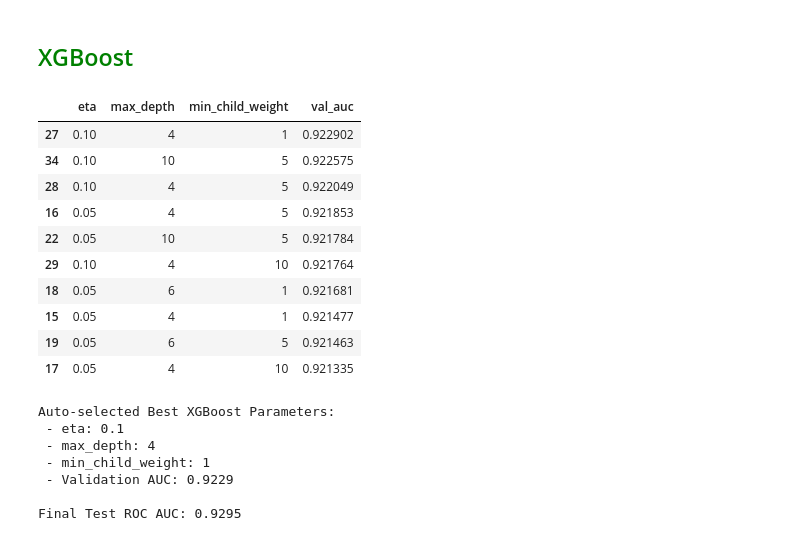
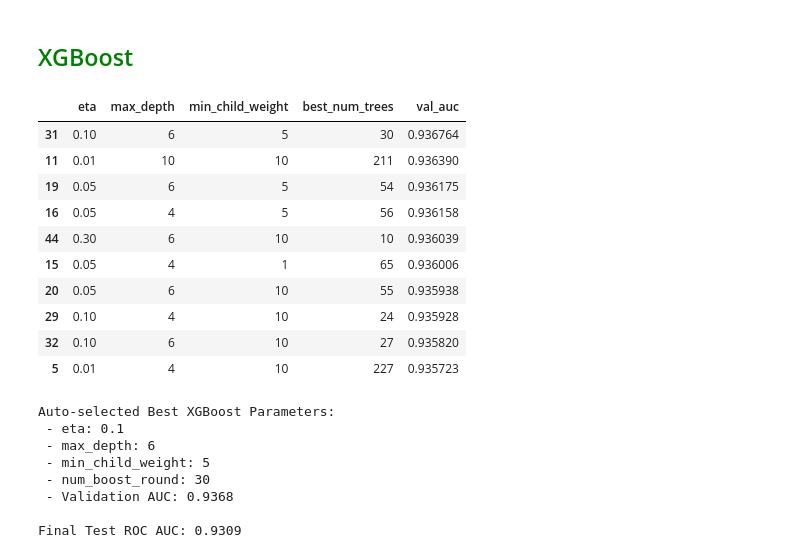
Before and after one commit to AbhilashChutia/online-shoppers-intentions, a Jupyter notebook: notebook.ipynb, the cells around one changed output. Drawn from its saved outputs; the diff is of its cells as text; code cells hidden in the pictures.

```diff
--- a/notebook.ipynb
+++ b/notebook.ipynb
@@ -47,6 +47,9 @@ Revenue                       bool
 dtype: object
 # %%
 df.columns = df.columns.str.lower()
+# %%
+for col in ['month', 'visitortype']:
+    df[col] = df[col].str.lower()
 # %%
 # boolean columns
 
@@ -145,8 +148,8 @@ Name: proportion, dtype: float64
 # %% [markdown]
 ## <span style="color:green">Train Validation Test Split</span>
 # %%
-df_full_train, df_test = train_test_split(df, test_size=0.2, random_state=42)
-df_train, df_val = train_test_split(df_full_train, test_size=0.25, random_state=42)
+df_full_train, df_test = train_test_split(df, test_size=0.2, random_state=42, stratify=df['revenue'])
+df_train, df_val = train_test_split(df_full_train, test_size=0.25, random_state=42, stratify=df_full_train['revenue'])
 
 df_train = df_train.reset_index(drop=True)
 df_val = df_val.reset_index(drop=True)
@@ -219,7 +222,7 @@ X_val = dv.transform(val_dict)
 scores_lr = []
 
 for c in [0.001, 0.01, 0.1, 1, 10, 100]:
-    model = LogisticRegression(C=c, max_iter=1000, random_state=1)
+    model = LogisticRegression(solver='liblinear', C=c, max_iter=1000, random_state=1)
     model.fit(X_train, y_train)
 
     y_pred = model.predict_proba(X_val)[:, 1]
@@ -322,5 +303,6 @@ plt.show()
 # %%
-best_depth = 15
+best_depth = int(df_scores_rf.sort_values(by='auc', ascending=False).iloc[0]['max_depth'])
+print("Auto-selected Best Random Forest max_depth:", best_depth)
 scores_rf_leaf = []
 
 for s in [1, 3, 5, 10, 50]:
@@ -345,7 +327,9 @@ for s in [1, 3, 5, 10, 50]:
     plt.plot(df_subset.n_estimators, df_subset.auc, label=f'min_samples_leaf={s}')
 
 plt.legend()
-plt.title('Random Forest: Tuning min_samples_leaf')
+plt.xlabel('n_estimators')
+plt.ylabel('Validation AUC')
+plt.title('Random Forest: Tuning min_samples_leaf (max_depth=15)')
 plt.show()
 
 df_scores_rf_leaf.sort_values(by='auc', ascending=False).head(5)
@@ -368,49 +353,61 @@ watchlist = [(dtrain, 'train'), (dval, 'val')]
 # %%
 xgb_scores = []
 
 for eta in [0.01, 0.05, 0.1, 0.3]:
     for max_depth in [3, 4, 6, 10]:
         for min_child_weight in [1, 5, 10]:
             xgb_params = {
                 'eta': eta,
                 'max_depth': max_depth,
                 'min_child_weight': min_child_weight,
                 'objective': 'binary:logistic',
                 'eval_metric': 'auc',
                 'nthread': 8,
                 'seed': 1,
-                'verbosity': 1,
+                'verbosity': 0,
             }
-            model = xgb.train(xgb_params, dtrain, num_boost_round=100)
-            y_pred = model.predict(dval)
+            model = xgb.train(
+                xgb_params,
+                dtrain,
+                num_boost_round=300,
+                evals=watchlist,
+                early_stopping_rounds=20,
+                verbose_eval=False
+            )
+
+            best_iter = model.best_iteration
+            y_pred = model.predict(dval, iteration_range=(0, best_iter + 1))
             auc = roc_auc_score(y_val, y_pred)
-            xgb_scores.append((eta, max_depth, min_child_weight, auc))
+            xgb_scores.append((eta, max_depth, min_child_weight, best_iter + 1, auc))
 
-df_xgb_scores = pd.DataFrame(xgb_scores, columns=['eta', 'max_depth', 'min_child_weight', 'val_auc'])
+df_xgb_scores = pd.DataFrame(
+    xgb_scores, columns=['eta', 'max_depth', 'min_child_weight', 'best_num_trees', 'val_auc']
+)
 df_xgb_scores.sort_values(by='val_auc', ascending=False).head(10)
 # %% [output]
-|  | eta | max_depth | min_child_weight | val_auc |
-| 27 | 0.10 | 4 | 1 | 0.922902 |
-| 34 | 0.10 | 10 | 5 | 0.922575 |
-| 28 | 0.10 | 4 | 5 | 0.922049 |
-| 16 | 0.05 | 4 | 5 | 0.921853 |
-| 22 | 0.05 | 10 | 5 | 0.921784 |
-| 29 | 0.10 | 4 | 10 | 0.921764 |
-| 18 | 0.05 | 6 | 1 | 0.921681 |
-| 15 | 0.05 | 4 | 1 | 0.921477 |
-| 19 | 0.05 | 6 | 5 | 0.921463 |
-| 17 | 0.05 | 4 | 10 | 0.921335 |
+|  | eta | max_depth | min_child_weight | best_num_trees | val_auc |
+| 31 | 0.10 | 6 | 5 | 30 | 0.936764 |
+| 11 | 0.01 | 10 | 10 | 211 | 0.936390 |
+| 19 | 0.05 | 6 | 5 | 54 | 0.936175 |
+| 16 | 0.05 | 4 | 5 | 56 | 0.936158 |
+| 44 | 0.30 | 6 | 10 | 10 | 0.936039 |
+| 15 | 0.05 | 4 | 1 | 65 | 0.936006 |
+| 20 | 0.05 | 6 | 10 | 55 | 0.935938 |
+| 29 | 0.10 | 4 | 10 | 24 | 0.935928 |
+| 32 | 0.10 | 6 | 10 | 27 | 0.935820 |
+| 5 | 0.01 | 4 | 10 | 227 | 0.935723 |
 # %%
 best_row = df_xgb_scores.sort_values(by='val_auc', ascending=False).iloc[0]
-
 best_eta = float(best_row['eta'])
 best_max_depth = int(best_row['max_depth'])
 best_min_child_weight = int(best_row['min_child_weight'])
+best_num_trees = int(best_row['best_num_trees'])
 
 print(f"Auto-selected Best XGBoost Parameters:")
 print(f" - eta: {best_eta}")
 print(f" - max_depth: {best_max_depth}")
 print(f" - min_child_weight: {best_min_child_weight}")
+print(f" - num_boost_round: {best_num_trees}")
 print(f" - Validation AUC: {best_row['val_auc']:.4f}\n")
 
 df_full_train_clean = df_full_train.copy()
@@ -434,19 +431,20 @@ final_xgb_params = {
     'min_child_weight': best_min_child_weight,
     'objective': 'binary:logistic',
     'eval_metric': 'auc',
-    'nthread': 8,
+    'nthread': 1,
     'seed': 1,
     'verbosity': 1,
 }
 
-final_model = xgb.train(final_xgb_params, dfulltrain, num_boost_round=100)
+final_model = xgb.train(final_xgb_params, dfulltrain, num_boost_round=best_num_trees)
 y_pred_test = final_model.predict(dtest)
 print("Final Test ROC AUC:", round(roc_auc_score(y_test, y_pred_test), 4))
 # %% [output]
 Auto-selected Best XGBoost Parameters:
  - eta: 0.1
- - max_depth: 4
- - min_child_weight: 1
- - Validation AUC: 0.9229
+ - max_depth: 6
+ - min_child_weight: 5
+ - num_boost_round: 30
+ - Validation AUC: 0.9368
 
-Final Test ROC AUC: 0.9295
+Final Test ROC AUC: 0.9309
```
Also changed, not shown: parts of 6 cells of this notebook, 3 other files.
